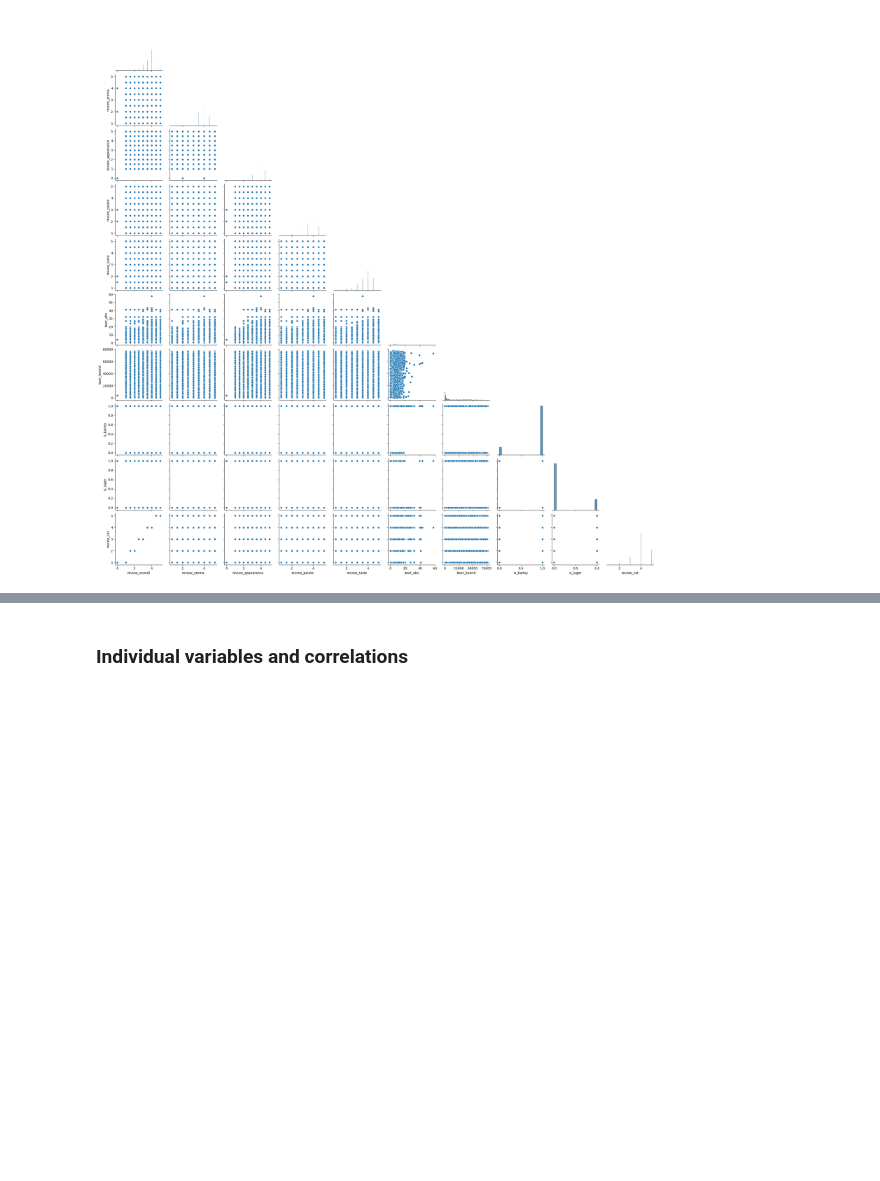
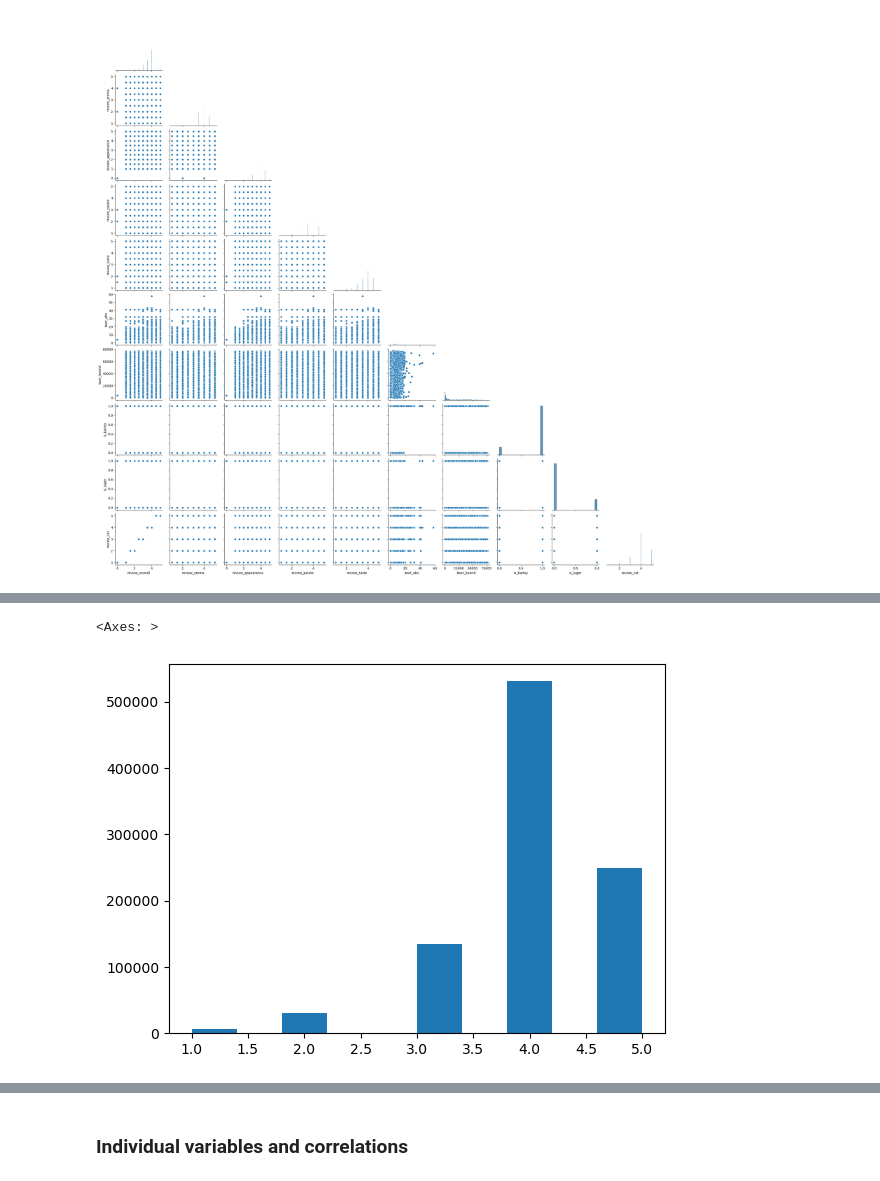
Before and after one commit to DerekBixby/beer_project, a Jupyter notebook: test.ipynb, the cells around one changed output, grey strips where cells are left out. Cells and saved outputs as stored; diff of their text form; code cells hidden in the pictures; blank space fills up the shorter version.

```diff
--- a/test.ipynb
+++ b/test.ipynb
@@ -472,3 +472,8 @@ df.review_overall.hist(grid=False)
+# %%
+train.review_cat.hist(grid=False)
+# %% [output]
+<Axes: >
+[figure, added]
 # %%
 # not normally distributed, values are skewed left
 # %%
```
Also changed, not shown: parts of 6 cells of this notebook, 1 other file.
